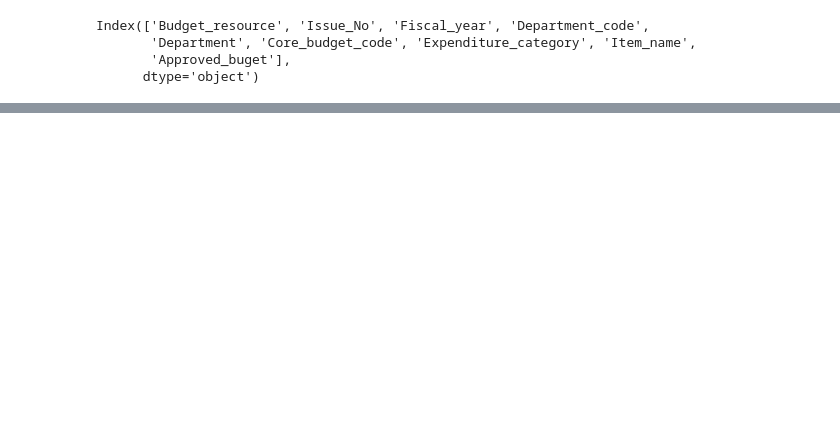
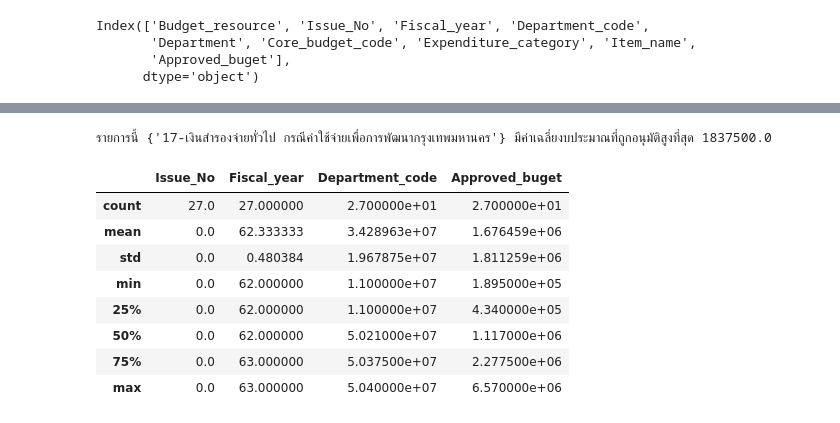
Before and after one commit to MOOwuttichai/python_dataviz2023, a Jupyter notebook: for me.ipynb, the cells around one changed output, grey strips where cells are left out. Saved outputs shown, nothing was run; the diff lists cells and outputs as text; code cells hidden in the pictures; blank space fills up the shorter version.

```diff
--- a/for me.ipynb
+++ b/for me.ipynb
@@ -1301,0 +1364,7 @@ data1[(data1['Approved_buget'] == 1.599700e+07)]
+# %%
+nonna_data1 = data1.dropna()
+hascore_data1 = nonna_data1[nonna_data1['Core_budget_code'] != '-']
+# %%
+hascore_data1_12 =hascore_data1[hascore_data1['Core_budget_code'] == '12-เงินสำรองจ่ายทั่วไป กรณีค่าใช้จ่ายต่างๆ เกี่ยวกับน้ำท่วม']
+hascore_data1_28 =hascore_data1[hascore_data1['Core_budget_code'] == '28-เงินสำรองค่าใช้จ่าย ในการพัฒนาเขต']
+hascore_data1_17 =hascore_data1[hascore_data1['Core_budget_code'] == '17-เงินสำรองจ่ายทั่วไป กรณีค่าใช้จ่ายเพื่อการพัฒนากรุงเทพมหานคร']
@@ -1301,0 +1379,22 @@ data1[(data1['Approved_buget'] == 1.599700e+07)]
+# %%
+
+if (hascore_data1_12_MEAN > hascore_data1_17_MEAN ) & (hascore_data1_12_MEAN > hascore_data1_28_MEAN ):
+  print(f'รายการนี้ {cord12} มีค่าเฉลี่ยงบประมาณที่ถูกอนุมัติสูงที่สุด {hascore_data1_12_MEAN}')
+elif (hascore_data1_17_MEAN > hascore_data1_12_MEAN ) & (hascore_data1_17_MEAN > hascore_data1_28_MEAN ):
+  print(f'รายการนี้ {cord17} มีค่าเฉลี่ยงบประมาณที่ถูกอนุมัติสูงที่สุด {hascore_data1_17_MEAN}')
+elif (hascore_data1_28_MEAN > hascore_data1_12_MEAN ) & (hascore_data1_28_MEAN > hascore_data1_17_MEAN ):
+  print(f'รายการนี้ {cord28} มีค่าเฉลี่ยงบประมาณที่ถูกอนุมัติสูงที่สุด {hascore_data1_28_MEAN}')
+# %% [output]
+รายการนี้ {'17-เงินสำรองจ่ายทั่วไป กรณีค่าใช้จ่ายเพื่อการพัฒนากรุงเทพมหานคร'} มีค่าเฉลี่ยงบประมาณที่ถูกอนุมัติสูงที่สุด 1837500.0
+# %%
+hascore_data1_12.describe()
+# %% [output]
+|  | Issue_No | Fiscal_year | Department_code | Approved_buget |
+| count | 27.0 | 27.000000 | 2.700000e+01 | 2.700000e+01 |
+| mean | 0.0 | 62.333333 | 3.428963e+07 | 1.676459e+06 |
+| std | 0.0 | 0.480384 | 1.967875e+07 | 1.811259e+06 |
+| min | 0.0 | 62.000000 | 1.100000e+07 | 1.895000e+05 |
+| 25% | 0.0 | 62.000000 | 1.100000e+07 | 4.340000e+05 |
+| 50% | 0.0 | 62.000000 | 5.021000e+07 | 1.117000e+06 |
+| 75% | 0.0 | 63.000000 | 5.037500e+07 | 2.277500e+06 |
+| max | 0.0 | 63.000000 | 5.040000e+07 | 6.570000e+06 |
```
Also changed, not shown: parts of 20 cells of this notebook.
